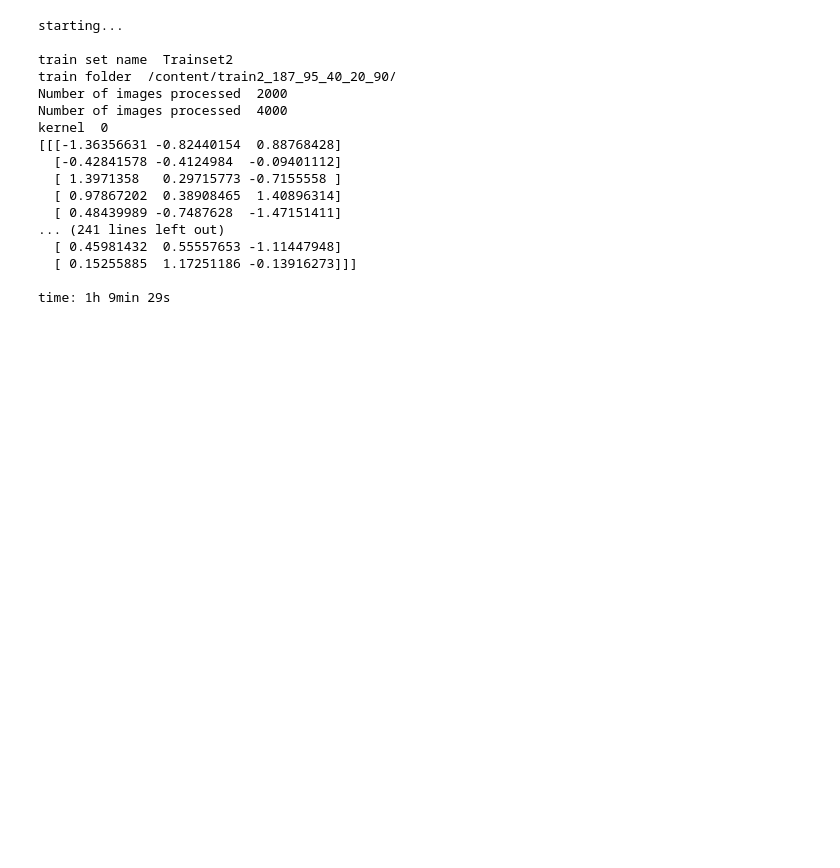
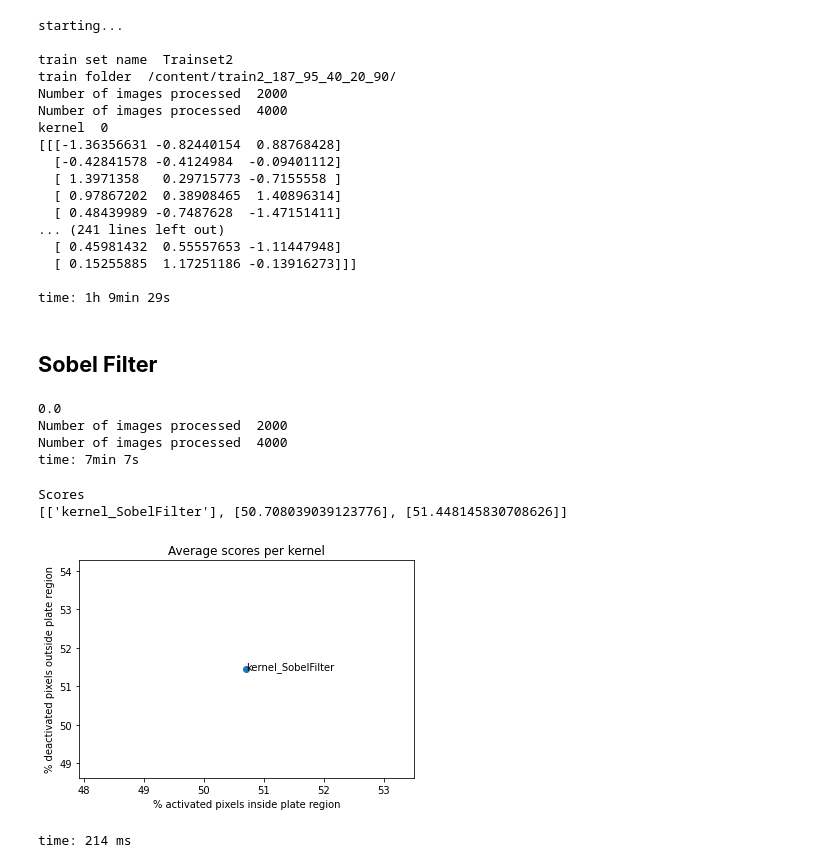
Before and after one commit to aissahm/image_analysis, a Jupyter notebook: project_1_parallele_running_1.ipynb, the cells around one changed output. Drawn from its saved outputs; the diff is of its cells as text; code cells hidden in the pictures; blank space fills up the shorter version.

```diff
--- a/project_1_parallele_running_1.ipynb
+++ b/project_1_parallele_running_1.ipynb
@@ -1784,3 +1823,42 @@ kernel  0
   [ 0.15255885  1.17251186 -0.13916273]]]
 
 time: 1h 9min 29s
+# %% [markdown]
+## **Sobel Filter**
+# %%
+bestkernels = [7, 8, 9 ]
+
+bestTrainsetbKernels = [returnSobelFilter()]
+kernelIDarray = ["SobelFilter"]
+
+testFolderPath = "/content/train1_187_95_40_20_90/"
+
+testsetName = "SobelFilterTrain1"
+
+modelname = "Model1" + str(1) + "_" + testsetName + "results.csv"
+
+modelOptionsObj = modelOptionsObj1
+
+meanTens = np.array([])
+standardDeviationTens = np.array([])
+if modelOptionsObj["batchnormalization"] == True:
+  meanTens, standardDeviationTens = returnBatchNormMeanAndStandarDeviationTensors(trainFolderPath)
+
+testResultDataframe = launchModelTestEvaluation(testsetName, testFolderPath, maskFolder, modelOptionsObj, meanTens, standardDeviationTens, bestTrainsetbKernels, kernelIDarray)
+
+testResultDataframe.to_csv(modelname)
+# %% [output]
+0.0
+Number of images processed  2000
+Number of images processed  4000
+time: 7min 7s
+# %%
+scoresarray = computeScoresPerKernel(testResultDataframe)
+print("Scores")
+print(scoresarray)
+plotScores(scoresarray)
+# %% [output]
+Scores
+[['kernel_SobelFilter'], [50.708039039123776], [51.448145830708626]]
+[figure, added]
+time: 214 ms
```
Also changed, not shown: parts of 5 cells of this notebook.
